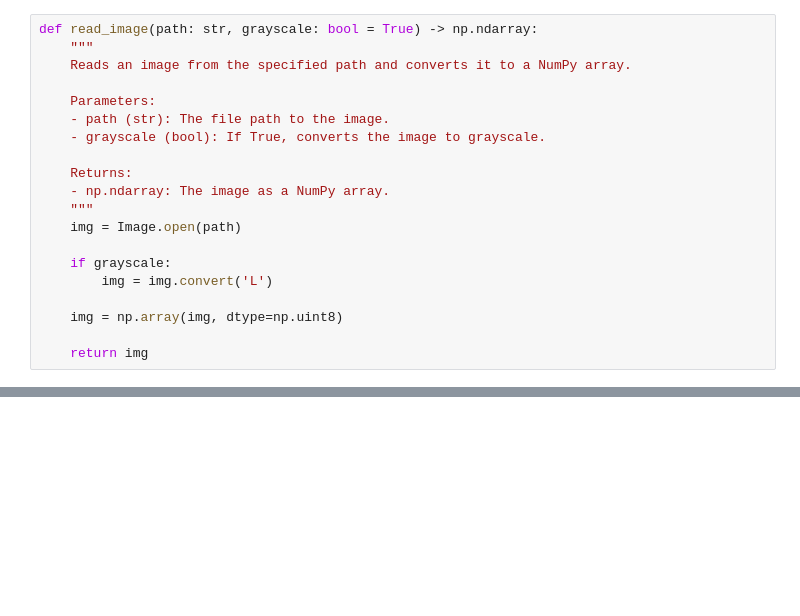
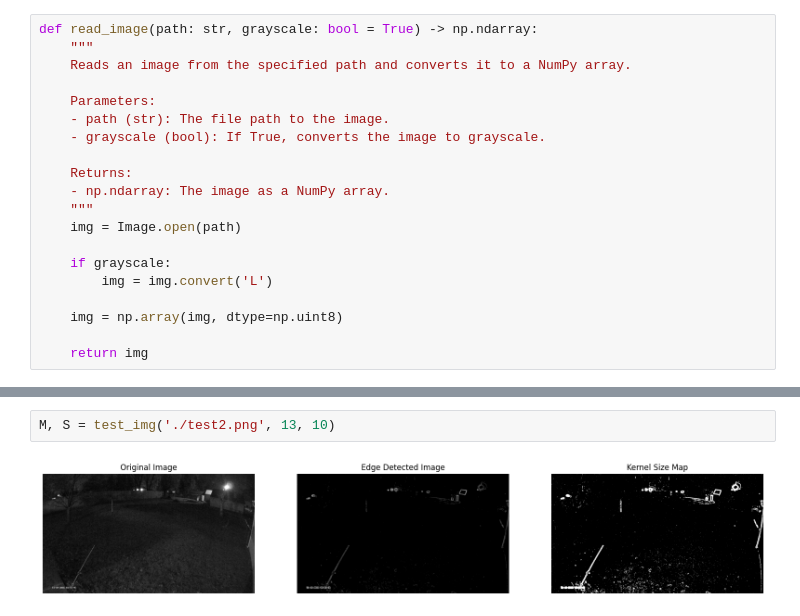
Before and after one commit to alyraafat/Computer-Vision-Assignments, a Jupyter notebook: assignment2/Assignment2.ipynb, the cells around one changed output, grey strips where cells are left out. Cells and saved outputs as stored; diff of their text form; blank space fills up the shorter version.

```diff
--- a/assignment2/Assignment2.ipynb
+++ b/assignment2/Assignment2.ipynb
@@ -131,0 +154,4 @@ M, S = test_img('./test1.png', 7, 0)
+# %%
+M, S = test_img('./test2.png', 13, 10)
+# %% [output]
+[figure, added]
```
Also changed, not shown: parts of 8 cells of this notebook.
